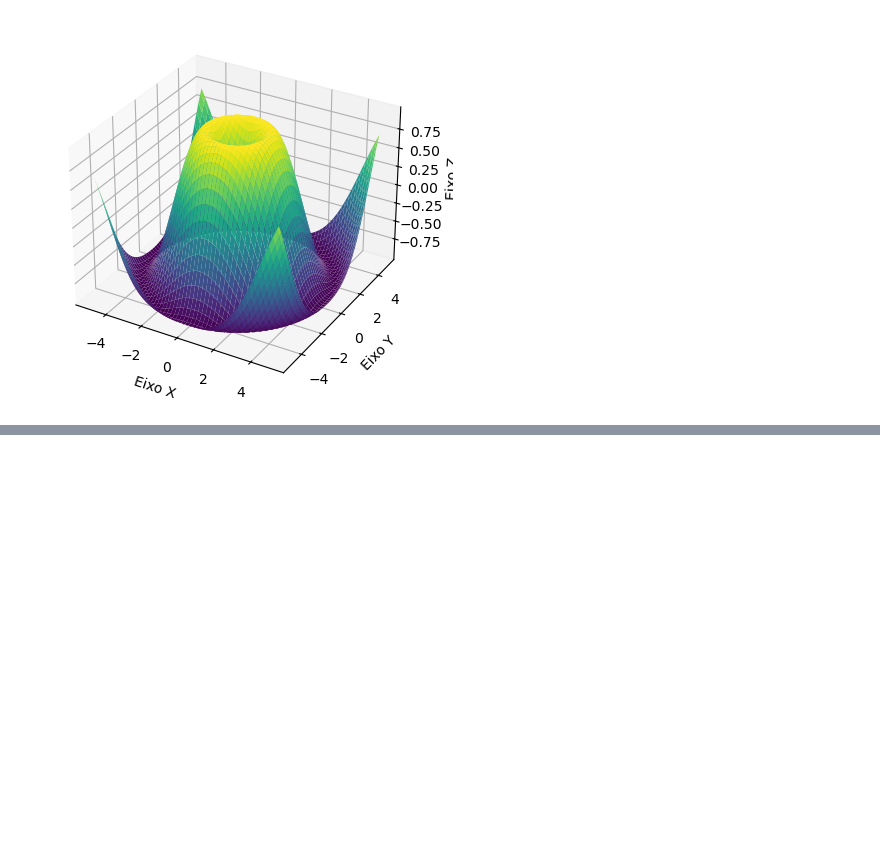
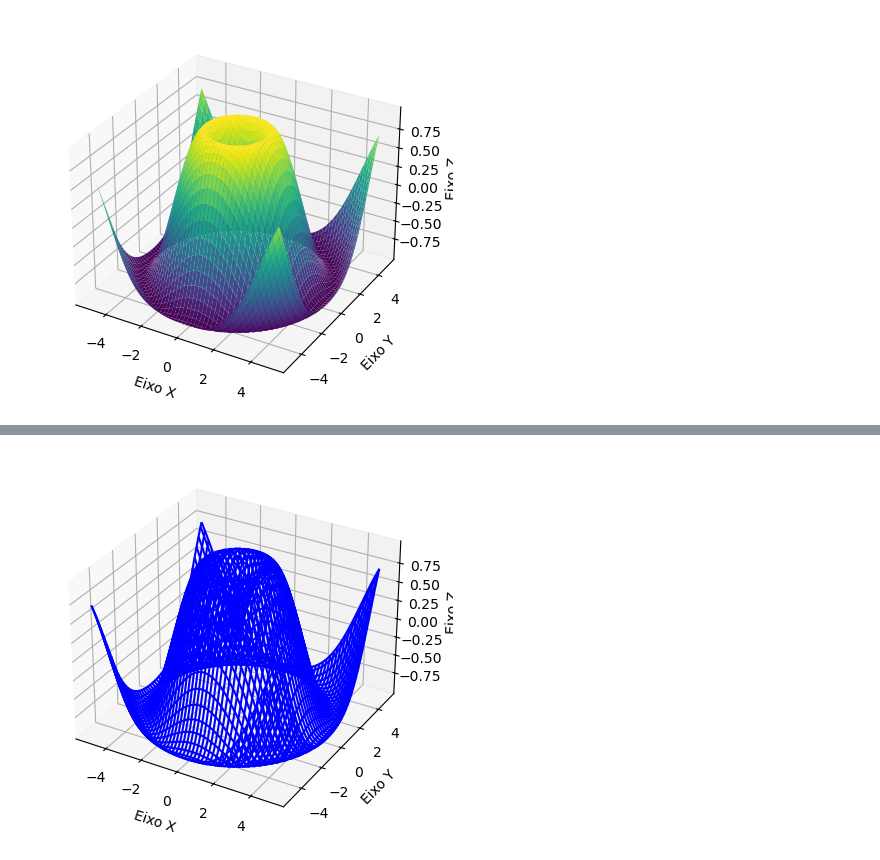
Before and after one commit to eltongaspar/python, a Jupyter notebook: #adatec - 01.ipynb, the cells around one changed output, grey strips where cells are left out. Cells and saved outputs as stored; diff of their text form; code cells hidden in the pictures; blank space fills up the shorter version.

```diff
--- a/#adatec - 01.ipynb
+++ b/#adatec - 01.ipynb
@@ -1264,0 +1324,27 @@ plt.show()
+# %%
+import matplotlib.pyplot as plt
+from mpl_toolkits.mplot3d import Axes3D
+import numpy as np
+
+# Dados de exemplo
+x = np.linspace(-5, 5, 100)
+y = np.linspace(-5, 5, 100)
+x, y = np.meshgrid(x, y)
+z = np.sin(np.sqrt(x**2 + y**2))
+
+# Criação da figura
+fig = plt.figure()
+ax = fig.add_subplot(111, projection='3d')
+
+# Criação do gráfico de malha 3D
+ax.plot_wireframe(x, y, z, color='b')
+
+# Adicionando rótulos aos eixos
+ax.set_xlabel('Eixo X')
+ax.set_ylabel('Eixo Y')
+ax.set_zlabel('Eixo Z')
+
+# Exibição do gráfico
+plt.show()
+# %% [output]
+[figure, added]
```
Also changed, not shown: parts of 9 cells of this notebook.
